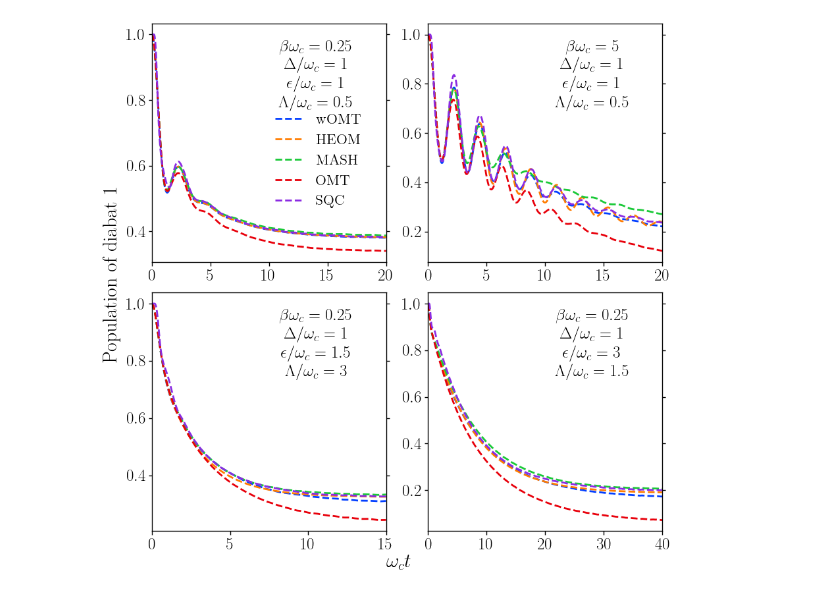
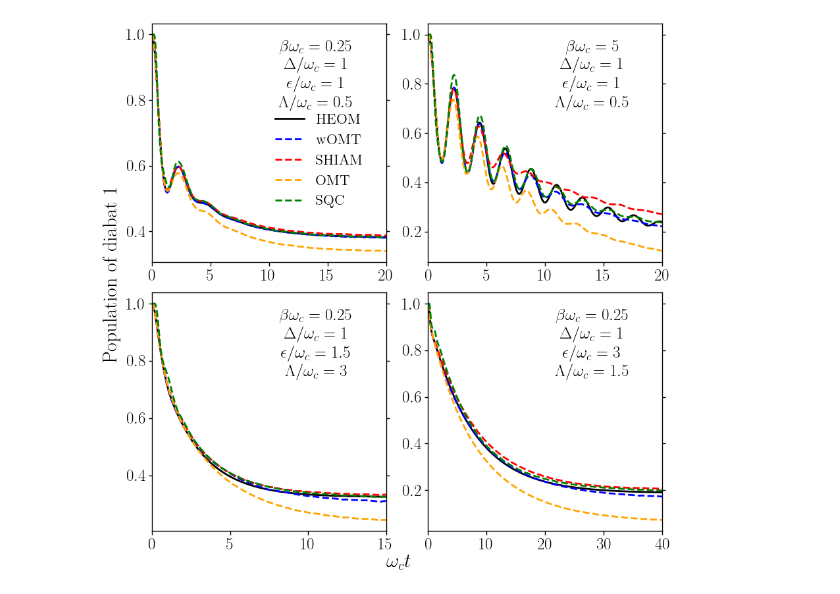
Before and after one commit to kritanjan-polley/wOMT, a Jupyter notebook: plot.ipynb, the cells around one changed output. Saved outputs shown, nothing was run; the diff lists cells and outputs as text; code cells hidden in the pictures.

```diff
--- a/plot.ipynb
+++ b/plot.ipynb
@@ -1,5 +1,7 @@
 # %%
 import numpy as np
+import scipy.linalg as la
+
 import matplotlib.pyplot as plt
 from cycler import cycler
 import seaborn as sns
@@ -17,11 +19,19 @@ plt.rcParams['axes.linewidth'] = 1.0
 plt.rcParams['xtick.major.width'] = 1.0
 plt.rcParams['ytick.major.width'] = 1.0
 plt.rcParams['xtick.major.size'] = 4.5
-colors = sns.color_palette('bright')
+colors = ['b','r','orange','green',
+        '#990099','#0099c6','#dd4477','#66aa00',
+        '#b82e2e','#316395','#994499','#22aa99',
+        '#aaaa11','#6633cc','#e67300','#8b0707',
+        '#651067','#329262','#5574a6','#3b3eac',
+        '#b77322','#16d620','#b91383','#f4359e',
+        '#9c5935','#a9c413','#2a778d','#668d1c',
+        '#bea413','#0c5922','#743411'];
 plt.rcParams['axes.prop_cycle'] = cycler(color=colors)
 
 golden_ratio = 0.5 * (1.0 + math.sqrt(5.0))
-ls = '--'
+# (0, (3, 1, 1, 1, 1, 1))
+ls = ['--'] * 10
 # %%
 
 fig = plt.figure(figsize=(10,10))
@@ -32,15 +42,15 @@ f1 = np.loadtxt('datafiles/SB_model1_wOMT.txt')
 f2 = np.loadtxt('datafiles/SB_model1_heom.txt')
 f3 = np.loadtxt('datafiles/SB_model1_MASH.txt')
 f4 = np.loadtxt('datafiles/SB_model1_OMT.txt')
-f5 = np.loadtxt('datafiles/SB_model1_SQC.txt')
+f5 = np.loadtxt('datafiles2/SB_model1_SQC.txt')
 plt.text(0.7, 0.65, r'$\beta \omega_c = 0.25$' + '\n' \
             + r'$\Delta/\omega_c=1$' + '\n' + r'$\epsilon/\omega_c=1$' \
                 + '\n' + r'$\Lambda/\omega_c=0.5$', transform=plt.gca().transAxes, horizontalalignment='center')
-plt.plot(f1[:,0], f1[:,1], label='wOMT', ls=ls)
-plt.plot(f2[:,0], f2[:,1], label='HEOM', ls=ls)
-plt.plot(f3[:,0], f3[:,1], label='MASH', ls=ls)
-plt.plot(f4[:,0], f4[:,1], label='OMT', ls=ls)
-plt.plot(f5[:,0], f5[:,1], label='SQC', ls=ls)
+plt.plot(f2[:,0], f2[:,1], label='HEOM', ls='-', color='k')
+plt.plot(f1[:,0], f1[:,1], label='wOMT', ls=ls[0])
+plt.plot(f3[:,0], f3[:,1], label='SHIAM', ls=ls[2])
+plt.plot(f4[:,0], f4[:,1], label='OMT', ls=ls[3])
+plt.plot(f5[:,0], f5[:,1], label='SQC', ls=ls[4])
 plt.legend(frameon=False, loc=(0.5,0.2), fontsize=16)
 plt.xlim([0,20])
 
@@ -49,57 +59,57 @@ f1 = np.loadtxt('datafiles/SB_model2_wOMT.txt')
 f2 = np.loadtxt('datafiles/SB_model2_heom.txt')
 f3 = np.loadtxt('datafiles/SB_model2_MASH.txt')
 f4 = np.loadtxt('datafiles/SB_model2_OMT.txt')
-f5 = np.loadtxt('datafiles/SB_model2_SQC.txt')
+f5 = np.loadtxt('datafiles2/SB_model2_SQC.txt')
 plt.text(0.7, 0.65, r'$\beta \omega_c = 5$' + '\n' \
             + r'$\Delta/\omega_c=1$' + '\n' + r'$\epsilon/\omega_c=1$' \
                 + '\n' + r'$\Lambda/\omega_c=0.5$', transform=plt.gca().transAxes, horizontalalignment='center')
-plt.plot(f1[:,0], f1[:,1], ls=ls)
-plt.plot(f2[:,0], f2[:,1], ls=ls)
-plt.plot(f3[:,0], f3[:,1], ls=ls)
-plt.plot(f4[:,0], f4[:,1], ls=ls)
-plt.plot(f5[:,0], f5[:,1], ls=ls)
+plt.plot(f2[:,0], f2[:,1], ls='-', color='k')
+plt.plot(f1[:,0], f1[:,1], ls=ls[0])
+plt.plot(f3[:,0], f3[:,1], ls=ls[2])
+plt.plot(f4[:,0], f4[:,1], ls=ls[3])
+plt.plot(f5[:,0], f5[:,1], ls=ls[4])
 plt.xlim([0,20])
 
 
 plt.subplot(2,2,3)
-f1 = np.loadtxt('datafiles/SB_model3_wOMT.txt')
+f1 = np.loadtxt('datafiles2/SB_model3_wOMT.txt')
 f2 = np.loadtxt('datafiles/SB_model3_heom.txt')
 f3 = np.loadtxt('datafiles/SB_model3_MASH.txt')
 f4 = np.loadtxt('datafiles/SB_model3_OMT.txt')
-f5 = np.loadtxt('datafiles/SB_model3_SQC.txt')
-plt.plot(f1[:,0], f1[:,1], ls=ls)
-plt.plot(f2[:,0], f2[:,1], ls=ls)
-plt.plot(f3[:,0], f3[:,1], ls=ls)
-plt.plot(f4[:,0], f4[:,1], ls=ls)
-plt.plot(f5[:,0], f5[:,1], ls=ls)
+f5 = np.loadtxt('datafiles2/SB_model3_SQC.txt')
+plt.plot(f2[:,0], f2[:,1], ls='-', color='k')
+plt.plot(f1[:,0], f1[:,1], ls=ls[0])
+plt.plot(f3[:,0], f3[:,1], ls=ls[2])
+plt.plot(f4[:,0], f4[:,1], ls=ls[3])
+plt.plot(f5[:,0], f5[:,1], ls=ls[4])
 plt.xlim([0,15])
 plt.text(0.7, 0.65, r'$\beta \omega_c = 0.25$' + '\n' \
             + r'$\Delta/\omega_c=1$' + '\n' + r'$\epsilon/\omega_c=1.5$' \
                 + '\n' + r'$\Lambda/\omega_c=3$', transform=plt.gca().transAxes, horizontalalignment='center')
 
 plt.subplot(2,2,4)
 f1 = np.loadtxt('datafiles/SB_model4_wOMT.txt')
 f2 = np.loadtxt('datafiles/SB_model4_heom.txt')
 f3 = np.loadtxt('datafiles/SB_model4_MASH.txt')
 f4 = np.loadtxt('datafiles/SB_model4_OMT.txt')
-f5 = np.loadtxt('datafiles/SB_model4_SQC.txt')
+f5 = np.loadtxt('datafiles2/SB_model4_SQC.txt')
 plt.text(0.7, 0.65, r'$\beta \omega_c = 0.25$' + '\n' \
             + r'$\Delta/\omega_c=1$' + '\n' + r'$\epsilon/\omega_c=3$' \
                 + '\n' + r'$\Lambda/\omega_c=1.5$', transform=plt.gca().transAxes, horizontalalignment='center')
-plt.plot(f1[:,0], f1[:,1], ls=ls)
-plt.plot(f2[:,0], f2[:,1], ls=ls)
-plt.plot(f3[:,0], f3[:,1], ls=ls)
-plt.plot(f4[:,0], f4[:,1], ls=ls)
-plt.plot(f5[:,0], f5[:,1], ls=ls)
+plt.plot(f2[:,0], f2[:,1], ls='-', color='k')
+plt.plot(f1[:,0], f1[:,1], ls=ls[0])
+plt.plot(f3[:,0], f3[:,1], ls=ls[2])
+plt.plot(f4[:,0], f4[:,1], ls=ls[3])
+plt.plot(f5[:,0], f5[:,1], ls=ls[4])
 plt.xlim([0,40])
 
 fig.supxlabel(r'$\omega_c t$', y=0.05)
 fig.supylabel(r'Population of diabat 1', x=0.05)
 
-# plt.savefig('spin_boson_compare_pop1.pdf', bbox_inches='tight', dpi=800)
+# plt.savefig('Figure1.pdf', bbox_inches='tight', dpi=800)
 plt.show()
 # %% [output]
-[figure, old version]
+[figure, new version]
 # %%
 
 fig = plt.figure(figsize=(10,10))
```
Also changed, not shown: parts of 10 cells of this notebook.
